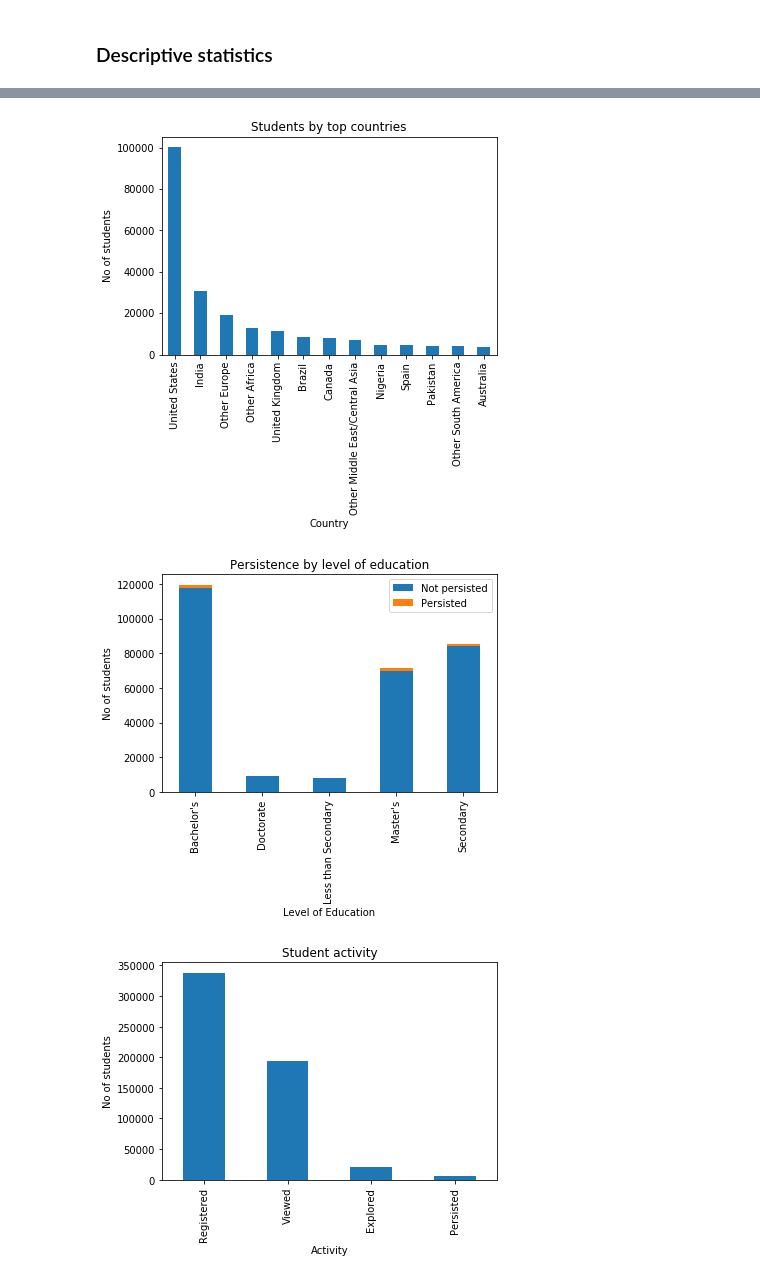
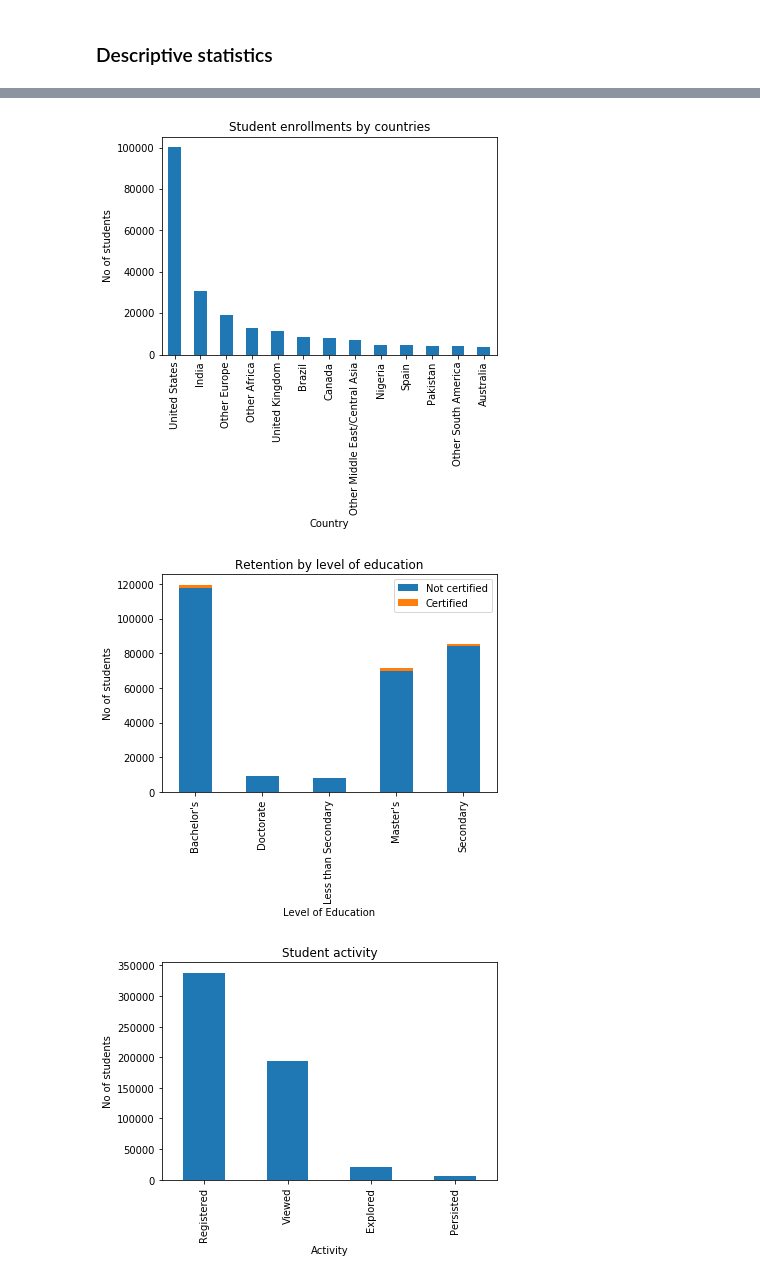
Before and after one commit to pshetty44/ed-tech, a Jupyter notebook: MOOC data analysis and model build.ipynb, the cells around one changed output, grey strips where cells are left out. Cells and saved outputs as stored; diff of their text form; code cells hidden in the pictures.

```diff
--- a/MOOC data analysis and model build.ipynb
+++ b/MOOC data analysis and model build.ipynb
@@ -68,20 +65,20 @@ df_country = df_country.groupby(['final_cc_cname_DI'])['course_id'].count()
 df_country = df_country.reset_index().sort_values('course_id', ascending=False)\
                         .set_index('final_cc_cname_DI')
 #plot
-country_plot = df_country.plot(kind='bar',stacked=True,title="Students by top countries",rot=90,legend=False);
+country_plot = df_country.plot(kind='bar',stacked=True,title="Student enrollments by countries",rot=90,legend=False);
 country_plot.set_xlabel("Country")
 country_plot.set_ylabel("No of students");
 # %% [output]
-[figure, old version]
+[figure, new version]
 # %%
 df_loe = df.groupby(['LoE_DI','certified'])['course_id'].count().unstack()
-loe_plot = df_loe.plot(kind='bar',stacked=True,title="Persistence by level of education",rot=90)
+loe_plot = df_loe.plot(kind='bar',stacked=True,title="Retention by level of education",rot=90)
 loe_plot.set_xlabel("Level of Education")
 loe_plot.set_ylabel("No of students")
 #loe_plot.set_ylim((10000, 250000))
-loe_plot.legend(["Not persisted","Persisted"]);
+loe_plot.legend(["Not certified","Certified"]);
 # %% [output]
-[figure, old version]
+[figure, new version]
 # %%
 #student activity
 registered = df[df['registered']==1]['course_id'].count()
```
Also changed, not shown: parts of 22 cells of this notebook.
